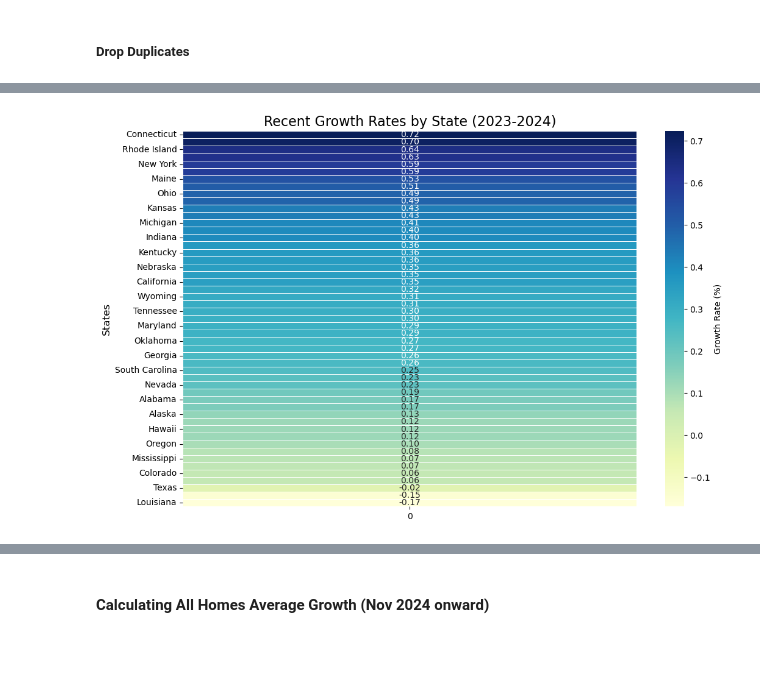
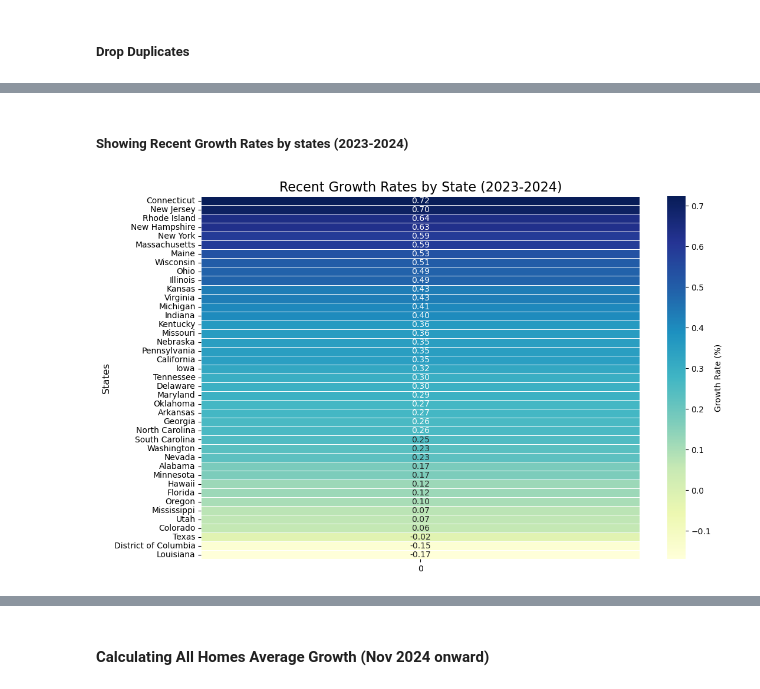
Before and after one commit to LaureaYue/Final-Project-Group-4-SEIS631, a Jupyter notebook: Sipho Q3.ipynb, the cells around one changed output, grey strips where cells are left out. Cells and saved outputs as stored; diff of their text form; code cells hidden in the pictures; blank space fills up the shorter version.

Commit message:
This is a clean code , it is also improved . I added a new box plot . This should not raise any errors

```diff
--- a/Sipho Q3.ipynb
+++ b/Sipho Q3.ipynb
@@ -58,7 +58,7 @@ All Homes:
 # %% [markdown]
 ##### Drop Columns
 # %%
-single_family_df = single_family_df.drop([""])
+single_family_df = single_family_df.drop(columns=["StateName"])
 # %% [markdown]
 ##### Data types
 # %%
@@ -231,0 +230,8 @@ dtype: int64
+# %%
+single_family_df = single_family_df.dropna()
+print("Single Family: ")
+display(single_family_df.isnull().sum())
+
+all_homes_df = all_homes_df.dropna()
+print("All Homes: ")
+display(all_homes_df.isnull().sum())
@@ -232,23 +263,25 @@ dtype: int64
+# %% [markdown]
+##### Showing Recent Growth Rates by states (2023-2024)
 # %%
 
 # Process the data to calculate recent growth rates
-price_data = single_family_df.drop(['RegionID', 'SizeRank', 'RegionName', 'RegionType', 'StateName'], axis=1).T
+price_data = single_family_df.drop(['RegionID', 'SizeRank', 'RegionName', 'RegionType'], axis=1).T
 price_data.columns = single_family_df['RegionName']
 price_data.index = pd.to_datetime(price_data.index, errors='coerce')
 
 # Calculate growth rates for 2023-2024
 recent_growth = price_data.loc['2023-01-31':].pct_change().mean() * 100
 
 # Sort states by growth rates
 sorted_growth = recent_growth.sort_values(ascending=False)
 
 # Create and display the heatmap
 plt.figure(figsize=(12, 8))
 sns.heatmap(sorted_growth.to_frame(), annot=True, fmt=".2f", cmap="YlGnBu", cbar_kws={'label': 'Growth Rate (%)'}, linewidths=0.5)
 plt.title("Recent Growth Rates by State (2023-2024)", fontsize=16)
 plt.xlabel("")
 plt.ylabel("States", fontsize=12)
 plt.xticks(rotation=0)
 plt.show()
 # %% [output]
-[figure, old version]
+[figure, new version]
```
Also changed, not shown: parts of 13 cells of this notebook.
